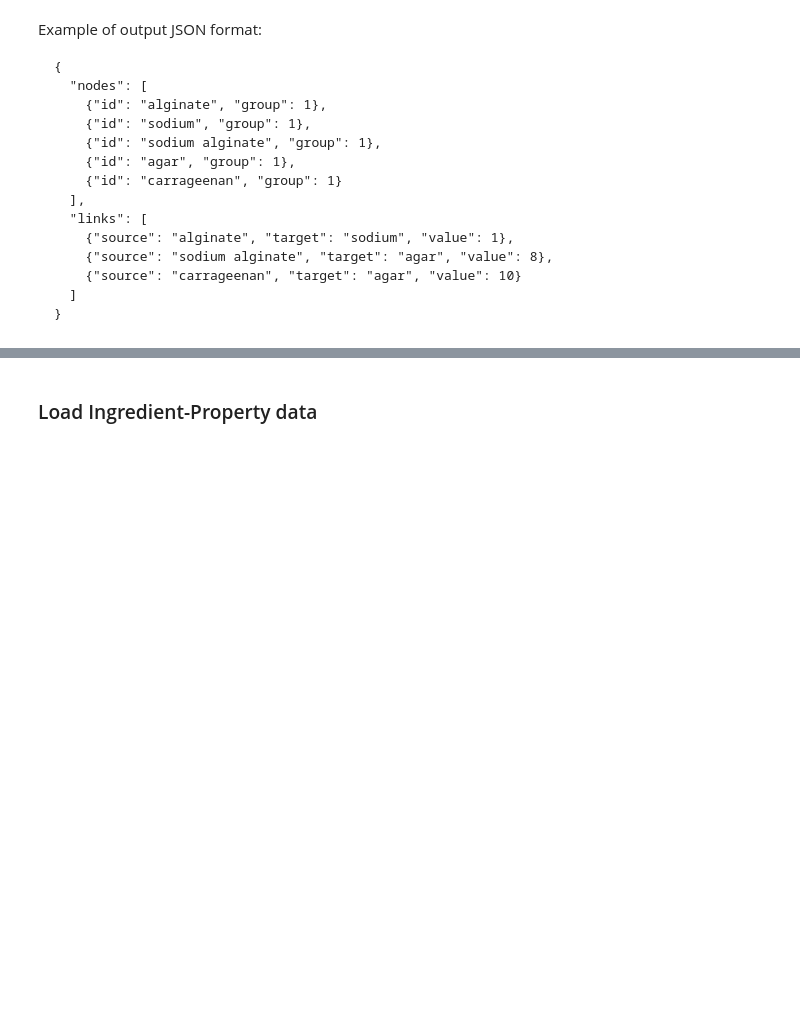
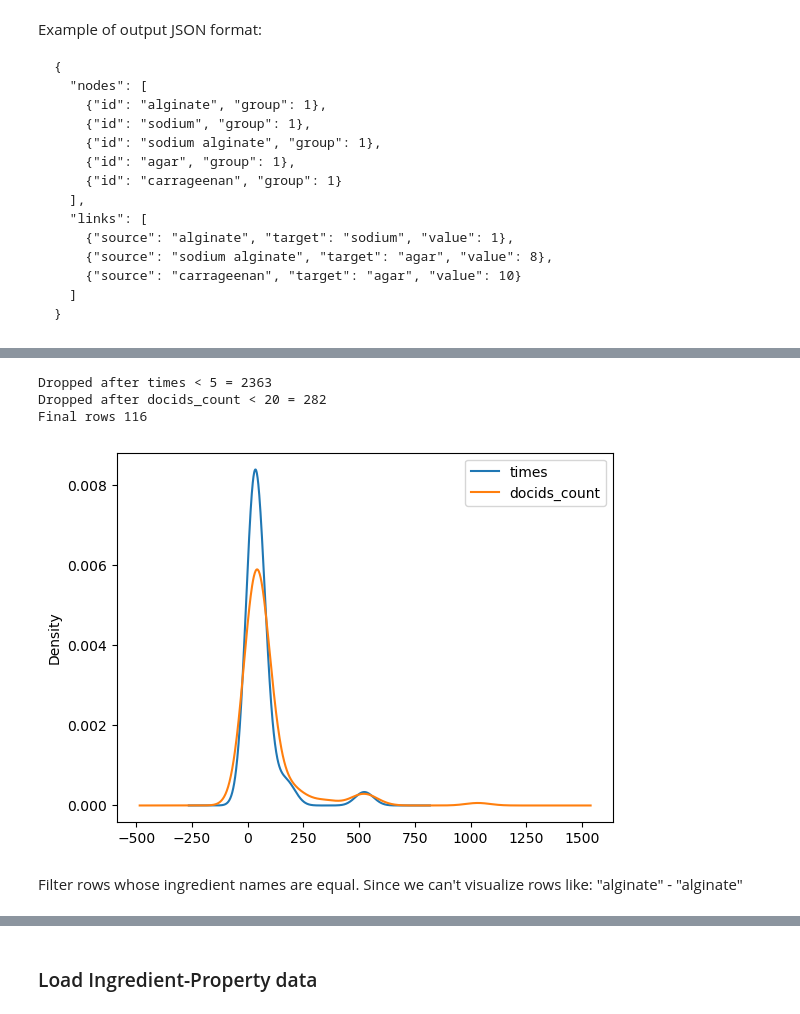
Before and after one commit to a7u7a/bioplastico-data-processing, a Jupyter notebook: raw-data-to-graph.ipynb, the cells around one changed output, grey strips where cells are left out. Saved outputs shown, nothing was run; the diff lists cells and outputs as text; code cells hidden in the pictures; blank space fills up the shorter version.

```diff
--- a/raw-data-to-graph.ipynb
+++ b/raw-data-to-graph.ipynb
@@ -40,0 +82,20 @@ ing_ing.head(10)
+# %%
+def filter_low_values(ing_ing):
+    times_thresh = 5
+    docids_thresh = 20
+    filtered_times = ing_ing[ing_ing['times'] > times_thresh]
+    print("Dropped after times <",times_thresh ,"=", len(ing_ing)-len(filtered_times))
+    filtered_docids = filtered_times[filtered_times['docids_count'] > docids_thresh]
+    print("Dropped after docids_count <",docids_thresh,"=", len(filtered_times)-len(filtered_docids))
+    print("Final rows",len(filtered_docids))
+    filtered_docids.plot(kind='kde')
+    return filtered_docids
+# %%
+filtered_ing_ing = filter_low_values(ing_ing)
+# %% [output]
+Dropped after times < 5 = 2363
+Dropped after docids_count < 20 = 282
+Final rows 116
+[figure, added]
+# %% [markdown]
+Filter rows whose ingredient names are equal. Since we can't visualize rows like: "alginate" - "alginate"
```
Also changed, not shown: parts of 17 cells of this notebook.
